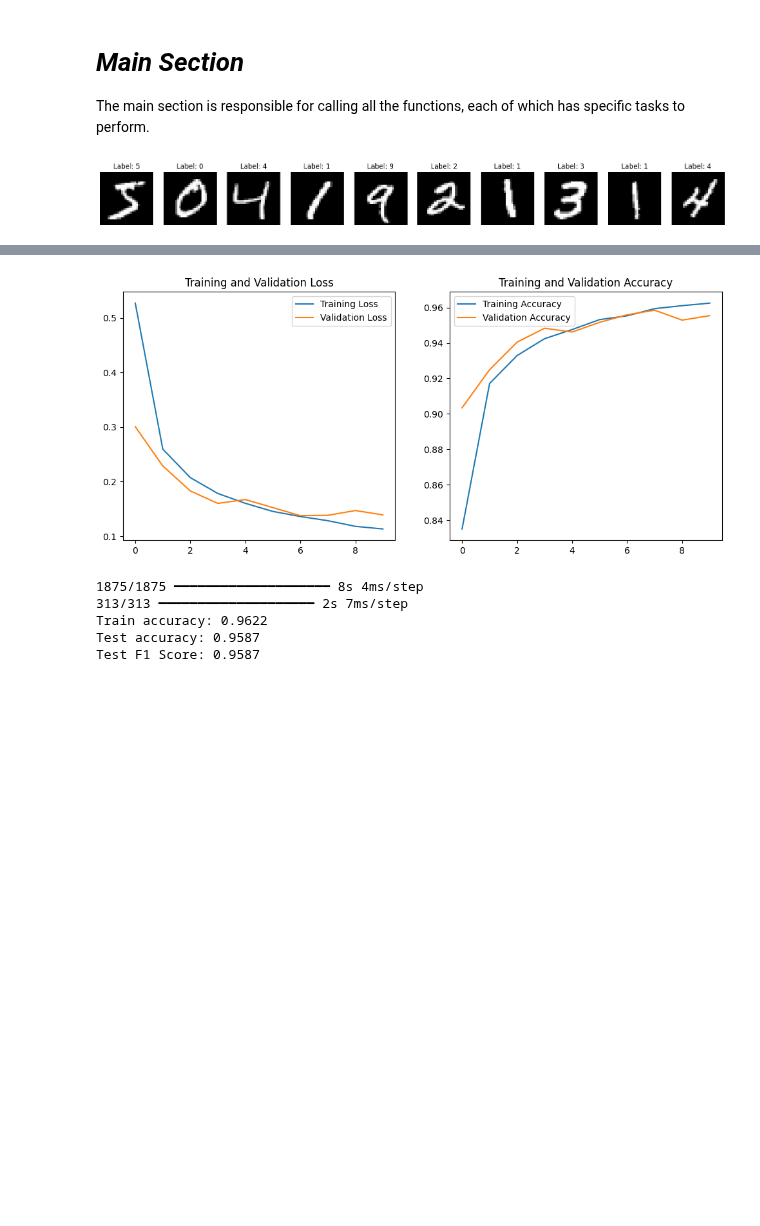
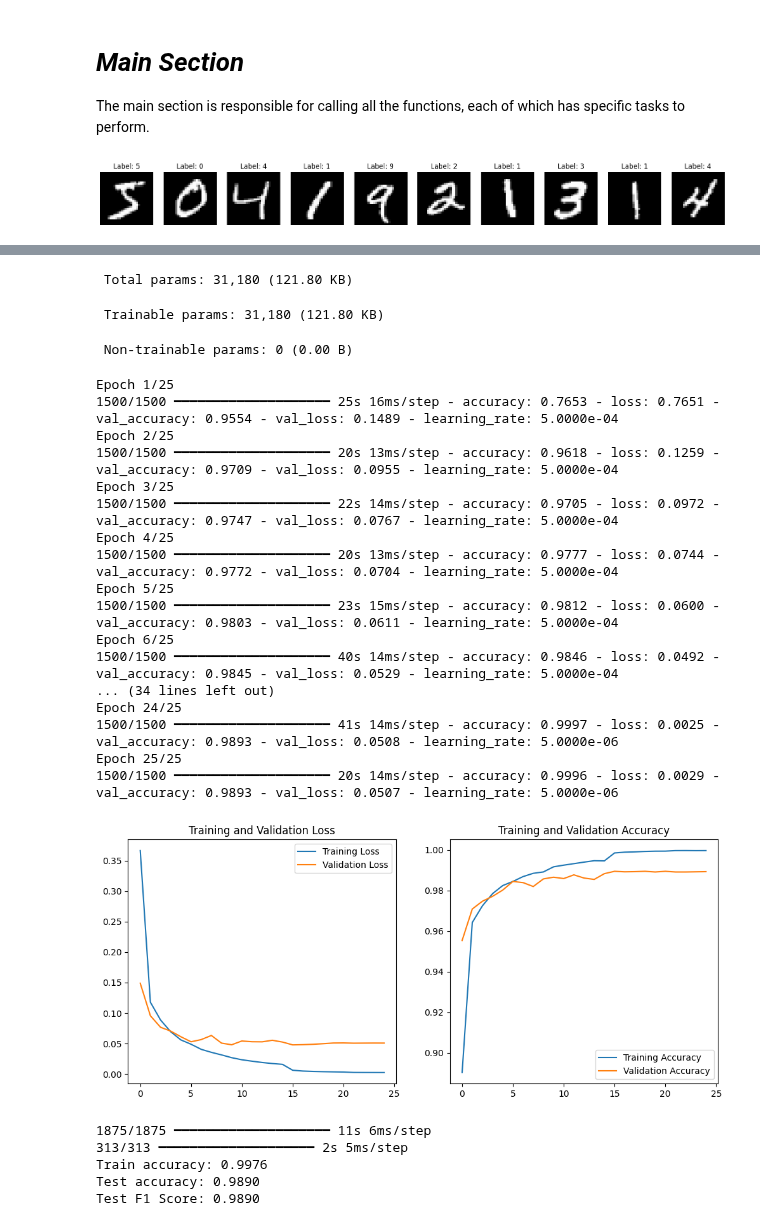
Before and after one commit to MikaParssinen/Applied-Machine-Learning, a Jupyter notebook: INL3/Code/Deep_Learning_CNN.ipynb, the cells around one changed output, grey strips where cells are left out. Drawn from its saved outputs; the diff is of its cells as text; code cells hidden in the pictures; blank space fills up the shorter version.

```diff
--- a/INL3/Code/Deep_Learning_CNN.ipynb
+++ b/INL3/Code/Deep_Learning_CNN.ipynb
@@ -132,13 +132,13 @@ def build_cnn_model():
     # Write code here----
 
     model = Sequential()
-    model.add(Conv2D(1, (3, 3), activation="relu", input_shape=(28, 28, 1)))
+    model.add(Conv2D(6, (3, 3), activation="relu", input_shape=(28, 28, 1)))
     model.add(MaxPooling2D((2, 2)))
-    model.add(Conv2D(1, (3, 3), activation='relu'))
+    model.add(Conv2D(8, (3, 3), activation='relu'))
     model.add(MaxPooling2D((2, 2)))
     model.add(Flatten())
     model.add(Dense(120, activation='relu'))
-    model.add(Dense(84, activation='relu'))
+    model.add(Dense(50, activation='relu'))
     model.add(Dense(10, activation='softmax'))
 
 
@@ -180,7 +180,8 @@ def compile_and_train(model, x_train, y_train): # Insert parameters name
     """
     # Write code here----
 
-    model.compile(optimizer='adam', loss='categorical_crossentropy', metrics=['accuracy'])
+    optimizer = Adam(learning_rate=0.0005)
+    model.compile(optimizer=optimizer, loss='categorical_crossentropy', metrics=['accuracy'])
 
     """----- Task 2 - Fit Function.------
     Instruction:
@@ -192,7 +193,7 @@ def compile_and_train(model, x_train, y_train): # Insert parameters name
     # Write code here----
     x_train, x_valid, y_train, y_valid = train_test_split(x_train, y_train, test_size=0.2, random_state=42)
 
-    history = model.fit(x_train, y_train, epochs=10, validation_data=(x_valid, y_valid), callbacks=[reduce_lr])
+    history = model.fit(x_train, y_train, epochs=25, validation_data=(x_valid, y_valid), callbacks=[reduce_lr])
 
     return history # Return "history" variable.
 # %% [markdown]
@@ -312,6 +313,7 @@ Instruction:
 # Write code here----
 
 model = build_cnn_model()
+model.summary()
 
 """----- Task 5: Compile and Train------
 Instruction:
@@ -379,6 +381,26 @@ Epoch 10/10
+ Total params: 31,180 (121.80 KB)
+ Trainable params: 31,180 (121.80 KB)
+ Non-trainable params: 0 (0.00 B)
+Epoch 1/25
+1500/1500 ━━━━━━━━━━━━━━━━━━━━ 25s 16ms/step - accuracy: 0.7653 - loss: 0.7651 - val_accuracy: 0.9554 - val_loss: 0.1489 - learning_rate: 5.0000e-04
+Epoch 2/25
+1500/1500 ━━━━━━━━━━━━━━━━━━━━ 20s 13ms/step - accuracy: 0.9618 - loss: 0.1259 - val_accuracy: 0.9709 - val_loss: 0.0955 - learning_rate: 5.0000e-04
+Epoch 3/25
+1500/1500 ━━━━━━━━━━━━━━━━━━━━ 22s 14ms/step - accuracy: 0.9705 - loss: 0.0972 - val_accuracy: 0.9747 - val_loss: 0.0767 - learning_rate: 5.0000e-04
+Epoch 4/25
+1500/1500 ━━━━━━━━━━━━━━━━━━━━ 20s 13ms/step - accuracy: 0.9777 - loss: 0.0744 - val_accuracy: 0.9772 - val_loss: 0.0704 - learning_rate: 5.0000e-04
+Epoch 5/25
+1500/1500 ━━━━━━━━━━━━━━━━━━━━ 23s 15ms/step - accuracy: 0.9812 - loss: 0.0600 - val_accuracy: 0.9803 - val_loss: 0.0611 - learning_rate: 5.0000e-04
+Epoch 6/25
+1500/1500 ━━━━━━━━━━━━━━━━━━━━ 40s 14ms/step - accuracy: 0.9846 - loss: 0.0492 - val_accuracy: 0.9845 - val_loss: 0.0529 - learning_rate: 5.0000e-04
+... (34 lines left out)
+Epoch 24/25
+1500/1500 ━━━━━━━━━━━━━━━━━━━━ 41s 14ms/step - accuracy: 0.9997 - loss: 0.0025 - val_accuracy: 0.9893 - val_loss: 0.0508 - learning_rate: 5.0000e-06
+Epoch 25/25
+1500/1500 ━━━━━━━━━━━━━━━━━━━━ 20s 14ms/step - accuracy: 0.9996 - loss: 0.0029 - val_accuracy: 0.9893 - val_loss: 0.0507 - learning_rate: 5.0000e-06
-[figure, old version]
+[figure, new version]
-1875/1875 ━━━━━━━━━━━━━━━━━━━━ 8s 4ms/step
-313/313 ━━━━━━━━━━━━━━━━━━━━ 2s 7ms/step
-Train accuracy: 0.9622
-Test accuracy: 0.9587
-Test F1 Score: 0.9587
+1875/1875 ━━━━━━━━━━━━━━━━━━━━ 11s 6ms/step
+313/313 ━━━━━━━━━━━━━━━━━━━━ 2s 5ms/step
+Train accuracy: 0.9976
+Test accuracy: 0.9890
+Test F1 Score: 0.9890
```
Also changed, not shown: parts of 1 cell of this notebook.
